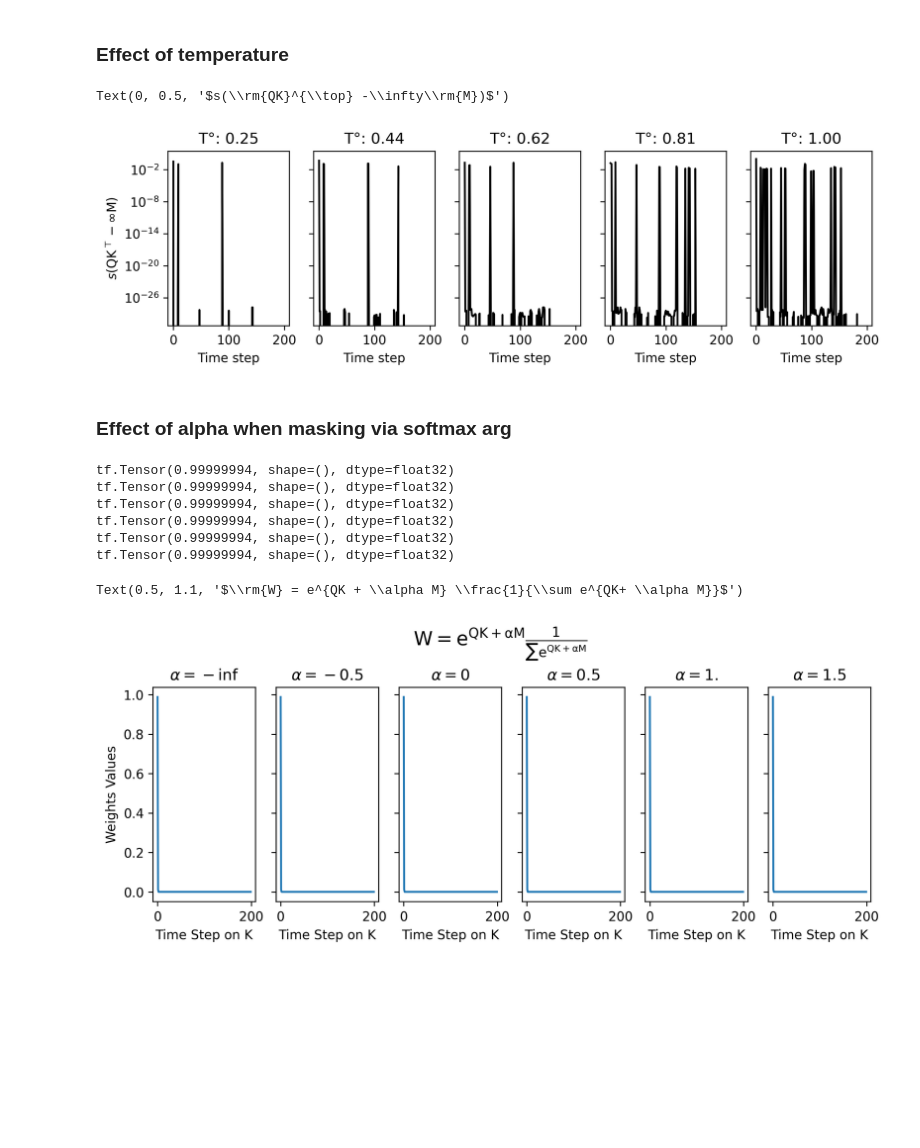
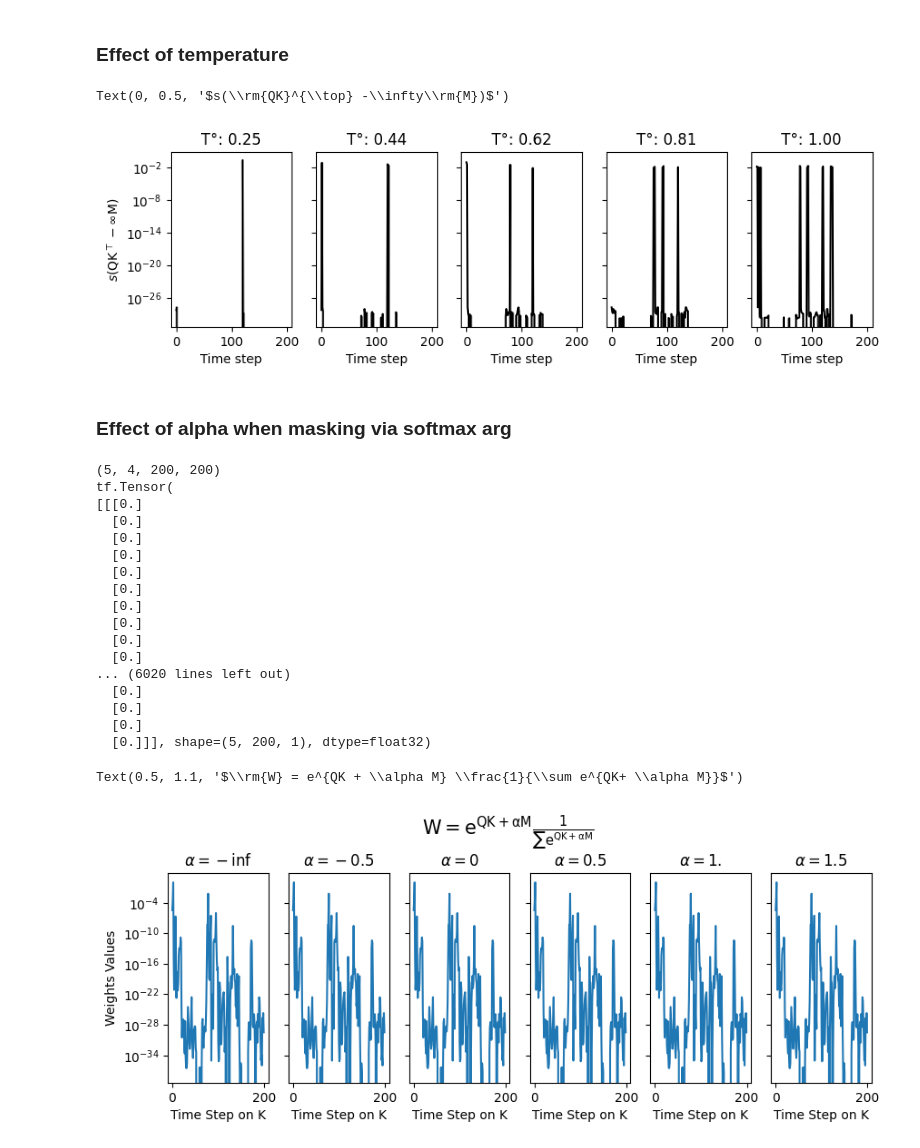
Before and after one commit to cridonoso/astromer, a Jupyter notebook: presentation/notebooks/MaskedSelfAttention.ipynb, the cells around one changed output. Drawn from its saved outputs; the diff is of its cells as text; code cells hidden in the pictures; blank space fills up the shorter version.

Commit message:
mask att notebook added

```diff
--- a/presentation/notebooks/MaskedSelfAttention.ipynb
+++ b/presentation/notebooks/MaskedSelfAttention.ipynb
@@ -29,7 +35,7 @@ loaders = build_loader('./data/records/alcock/fold_0/alcock_20/',
                        params=config,
                        batch_size=5,
                        sampling=True,
-                       probed=0.5)
+                       probed=0.2)
 # %% [output]
 [INFO] Zero architecture loaded
 [INFO] Using masked-att with alpha = 1.00
@@ -96,7 +102,7 @@ for ww in w:
     master = ww[0, 0, :, 0]
     attention_vectors.append(master)
 # %%
-fig, axes = plt.subplots(1, 5, figsize=(10,2.5), sharey=True, dpi=300)
+fig, axes = plt.subplots(1, 5, figsize=(10,2.5), sharey=True, dpi=100)
 
 for index, av in enumerate(attention_vectors):
     axes[index].plot(av, color='k')
@@ -107,6 +113,6 @@ for index, av in enumerate(attention_vectors):
 axes[0].set_ylabel(r'$s(\rm{QK}^{\top} -\infty\rm{M})$')
 # %% [output]
 Text(0, 0.5, '$s(\\rm{QK}^{\\top} -\\infty\\rm{M})$')
-[figure, old version]
+[figure, new version]
 # %% [markdown]
 ### Effect of alpha when masking via softmax arg
@@ -117,31 +119,46 @@ labels = [r'$\alpha=-\inf$', r'$\alpha=-0.5$', r'$\alpha=0$', r'$\alpha=0.5$',
 # %%
-fig, axes = plt.subplots(1, 6, figsize=(10, 3), dpi=300, sharey=True)
+alphas = [-1e9, -0.5, 0, 0.5, 1, 1.5]
+labels = [r'$\alpha=-\inf$', r'$\alpha=-0.5$', r'$\alpha=0$', r'$\alpha=0.5$',
+          r'$\alpha=1.$', r'$\alpha=1.5$']
+
+fig, axes = plt.subplots(1, 6, figsize=(10, 3), dpi=100, sharey=True)
 axes = axes.flatten()
 sim_matrices = []
 for i, alp in enumerate(alphas):
 
     scaled_attention, attention_weights, qk_values = scaled_dot_product_attention(Q, K, V, mask=mask, m_alpha=alp)
 
-
+    print(attention_weights.shape)
+    print(mask)
     v = attention_weights[0, 0, 0]
-    print(tf.reduce_sum(v))
 
     axes[i].plot(v)
     axes[i].set_title('{}'.format(labels[i]))
-
+    axes[i].set_yscale('log')
     axes[i].set_xlabel('Time Step on K')
     sim_matrices.append(attention_weights[0, 0])
 
 axes[0].set_ylabel('Weights Values')
 fig.text(0.5,1.1,r'$\rm{W} = e^{QK + \alpha M} \frac{1}{\sum e^{QK+ \alpha M}}$',horizontalalignment='center',
        verticalalignment='top', fontsize=15)
 # %% [output]
-tf.Tensor(0.99999994, shape=(), dtype=float32)
-tf.Tensor(0.99999994, shape=(), dtype=float32)
-tf.Tensor(0.99999994, shape=(), dtype=float32)
-tf.Tensor(0.99999994, shape=(), dtype=float32)
-tf.Tensor(0.99999994, shape=(), dtype=float32)
-tf.Tensor(0.99999994, shape=(), dtype=float32)
+(5, 4, 200, 200)
+tf.Tensor(
+[[[0.]
+  [0.]
+  [0.]
+  [0.]
+  [0.]
+  [0.]
+  [0.]
+  [0.]
+  [0.]
+  [0.]
+... (6020 lines left out)
+  [0.]
+  [0.]
+  [0.]
+  [0.]]], shape=(5, 200, 1), dtype=float32)
 Text(0.5, 1.1, '$\\rm{W} = e^{QK + \\alpha M} \\frac{1}{\\sum e^{QK+ \\alpha M}}$')
-[figure, old version]
+[figure, new version]
 # %%
```
Also changed, not shown: parts of 4 cells of this notebook.
